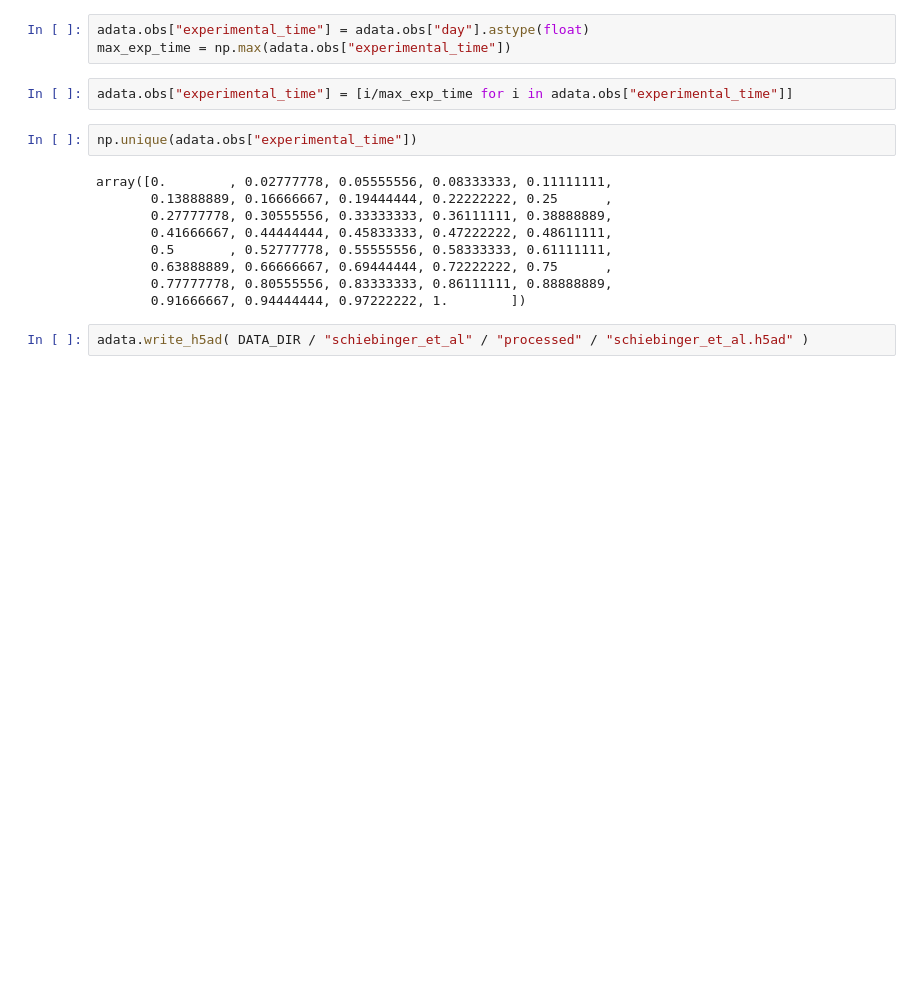
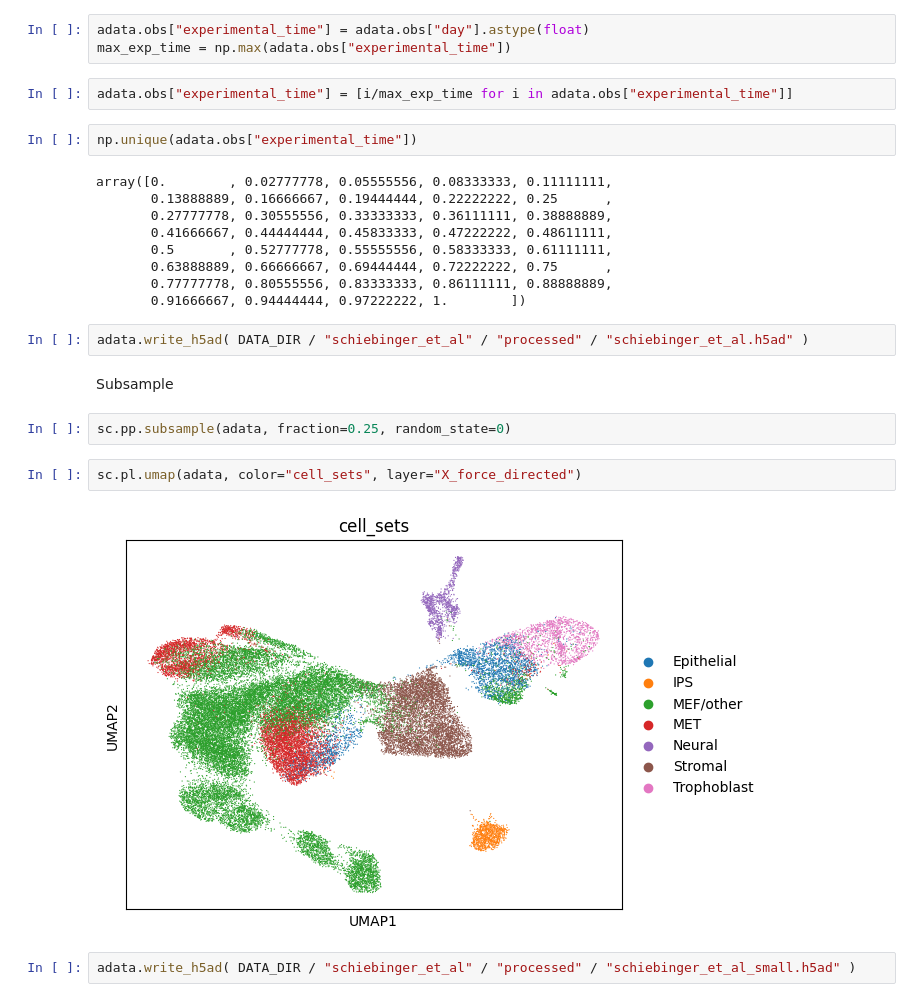
Before and after one commit to theislab/FlatVI, a Jupyter notebook: notebooks/preprocessing_and_exploration/schiebinger_et_al/schiebinger_preproc.ipynb, the cells around one changed output. Cells and saved outputs as stored; diff of their text form; blank space fills up the shorter version.

```diff
--- a/notebooks/preprocessing_and_exploration/schiebinger_et_al/schiebinger_preproc.ipynb
+++ b/notebooks/preprocessing_and_exploration/schiebinger_et_al/schiebinger_preproc.ipynb
@@ -57,3 +57,13 @@ array([0.        , 0.02777778, 0.05555556, 0.08333333, 0.11111111,
        0.91666667, 0.94444444, 0.97222222, 1.        ])
 # %%
 adata.write_h5ad( DATA_DIR / "schiebinger_et_al" / "processed" / "schiebinger_et_al.h5ad" )
+# %% [markdown]
+Subsample
+# %%
+sc.pp.subsample(adata, fraction=0.25, random_state=0)
+# %%
+sc.pl.umap(adata, color="cell_sets", layer="X_force_directed")
+# %% [output]
+[figure, added]
+# %%
+adata.write_h5ad( DATA_DIR / "schiebinger_et_al" / "processed" / "schiebinger_et_al_small.h5ad" )
```
Also changed, not shown: 22 other files.
